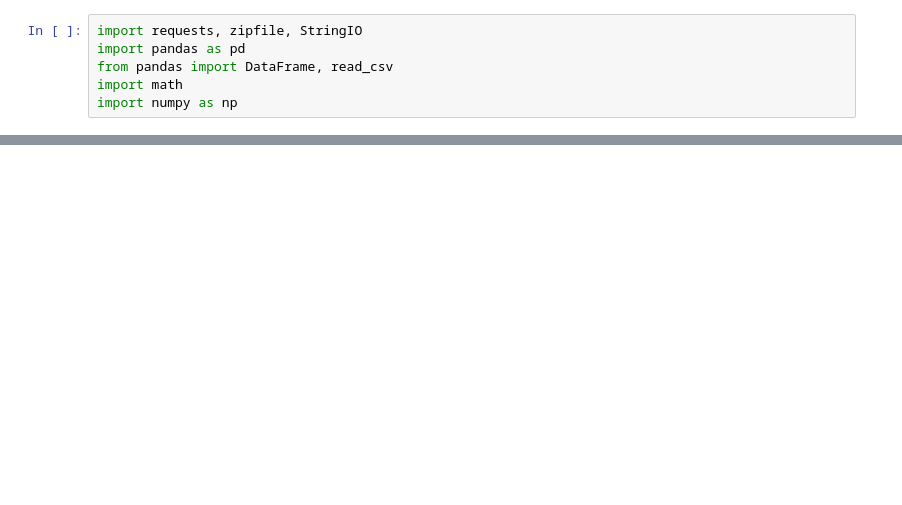
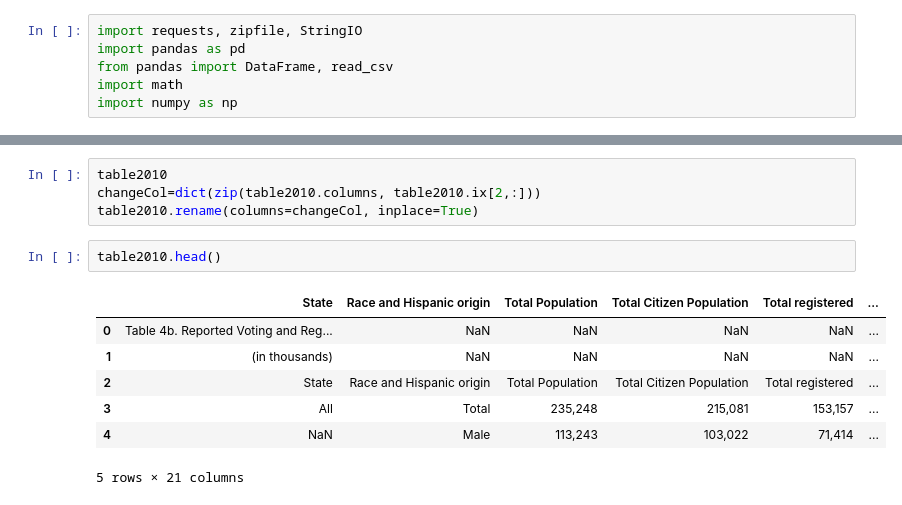
Before and after one commit to meenaboppana/voterid, a Jupyter notebook: Reading Data 0 (11.23).ipynb, the cells around one changed output, grey strips where cells are left out. Cells and saved outputs as stored; diff of their text form; blank space fills up the shorter version.

```diff
--- a/Reading Data 0 (11.23).ipynb
+++ b/Reading Data 0 (11.23).ipynb
@@ -31,0 +43,14 @@ stateDict['ARKANSAS']
+# %%
+table2010
+changeCol=dict(zip(table2010.columns, table2010.ix[2,:]))
+table2010.rename(columns=changeCol, inplace=True)
+# %%
+table2010.head()
+# %% [output]
+|  | State | Race and Hispanic origin | Total Population | Total Citizen Population | Total registered | ... |
+| 0 | Table 4b. Reported Voting and Reg... | NaN | NaN | NaN | NaN | ... |
+| 1 | (in thousands) | NaN | NaN | NaN | NaN | ... |
+| 2 | State | Race and Hispanic origin | Total Population | Total Citizen Population | Total registered | ... |
+| 3 | All | Total | 235,248 | 215,081 | 153,157 | ... |
+| 4 | NaN | Male | 113,243 | 103,022 | 71,414 | ... |
+5 rows × 21 columns
```
Also changed, not shown: parts of 8 cells of this notebook.
